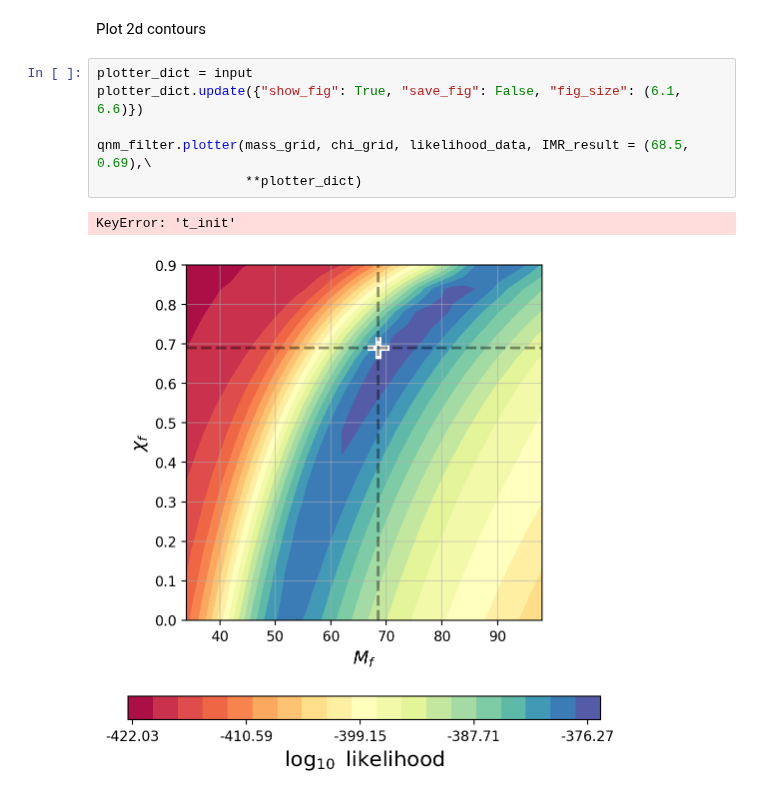
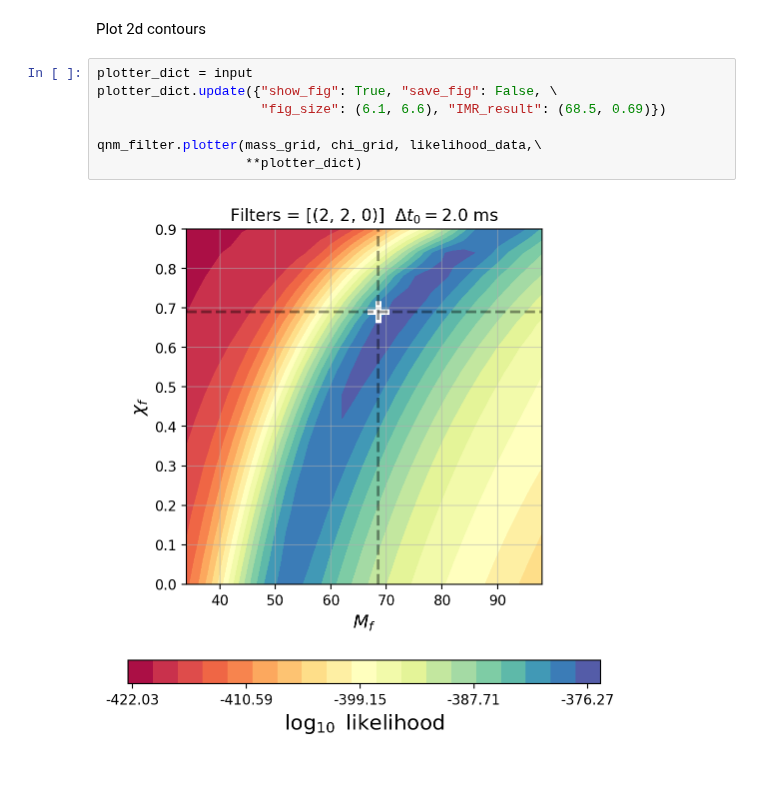
Before and after one commit to Sizheng-Ma/qnm_filter, a Jupyter notebook: code_demo/Filter.ipynb, the cells around one changed output. Drawn from its saved outputs; the diff is of its cells as text.

Commit message:
Added docstring to plotter and included IMR_result in plotter_dict

```diff
--- a/code_demo/Filter.ipynb
+++ b/code_demo/Filter.ipynb
@@ -66,10 +66,10 @@ likelihood_data = qnm_filter.parallel_compute(fit, massspace, chispace, **input)
 Plot 2d contours
 # %%
 plotter_dict = input
-plotter_dict.update({"show_fig": True, "save_fig": False, "fig_size": (6.1, 6.6)})
+plotter_dict.update({"show_fig": True, "save_fig": False, \
+                     "fig_size": (6.1, 6.6), "IMR_result": (68.5, 0.69)})
 
-qnm_filter.plotter(mass_grid, chi_grid, likelihood_data, IMR_result = (68.5, 0.69),\
+qnm_filter.plotter(mass_grid, chi_grid, likelihood_data,\
                    **plotter_dict)
 # %% [output]
-KeyError: 't_init'
-[figure, old version]
+[figure, new version]
```
Also changed, not shown: 1 other file.
